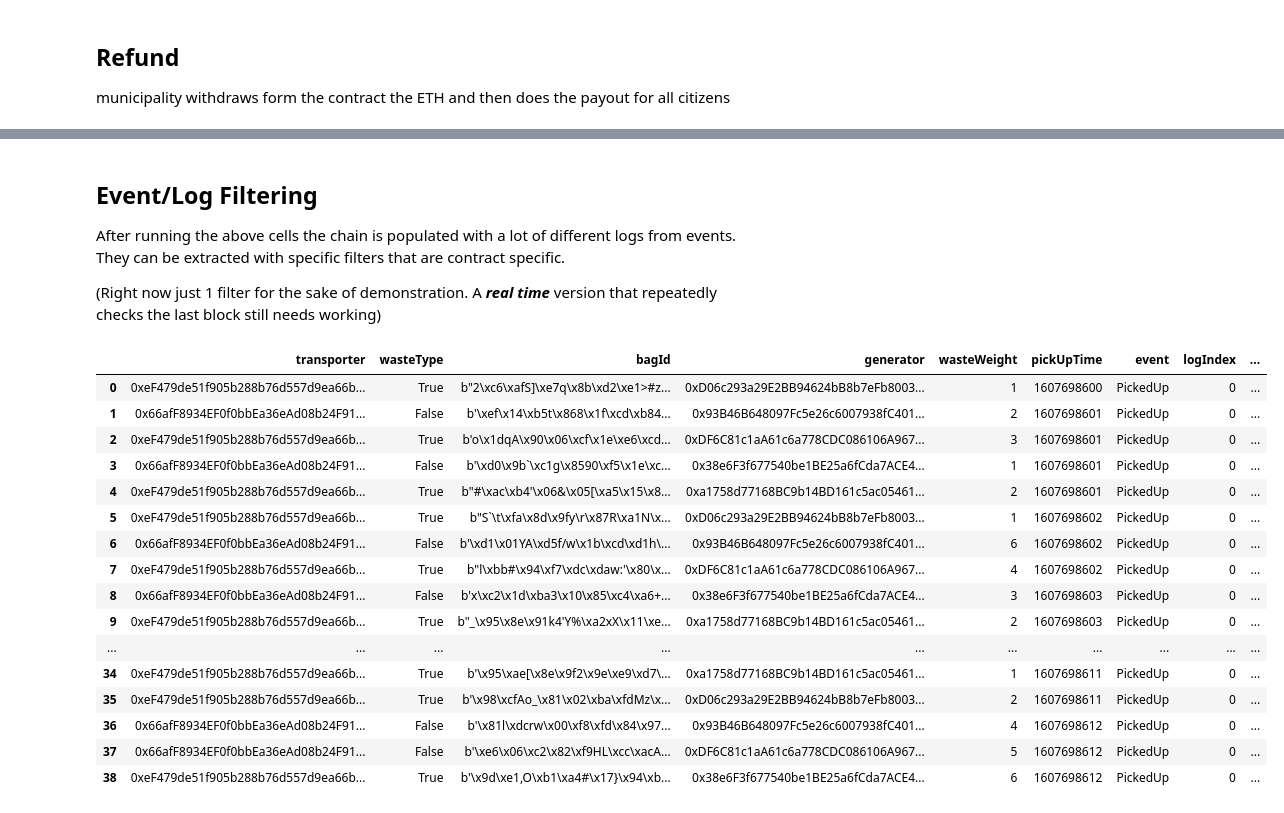
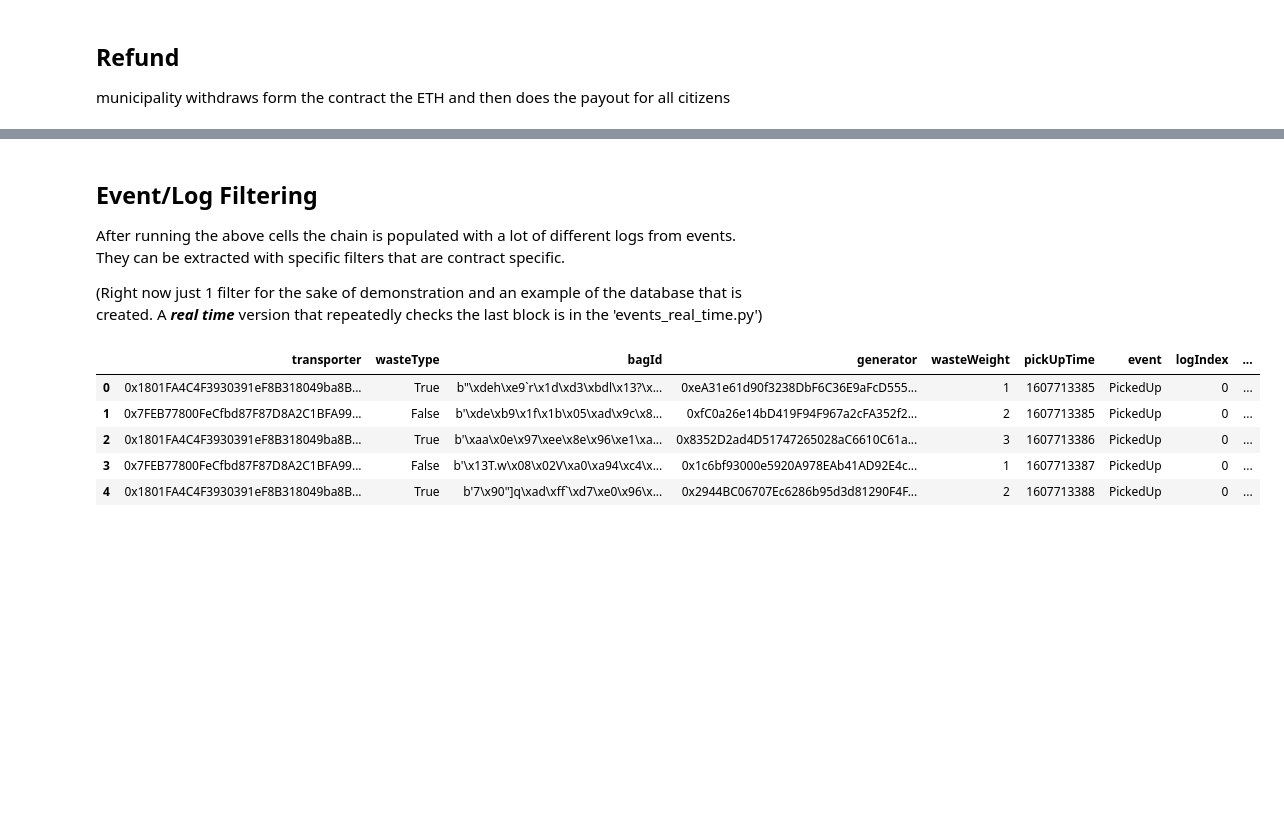
Before and after one commit to annac-dima/Blockchain_HashTheTrash, a Jupyter notebook: HashTheTrash.ipynb, the cells around one changed output, grey strips where cells are left out. Cells and saved outputs as stored; diff of their text form; code cells hidden in the pictures; blank space fills up the shorter version.

```diff
--- a/HashTheTrash.ipynb
+++ b/HashTheTrash.ipynb
@@ -32,7 +40,7 @@ abiRemix = json.loads(abi)         # turned to string after copy to clipboard fr
 bytecodeRemix = bytecode['object'] # it is a dictionary (as copy to clipboard form remix), we use the object for web3 deployment
 
 # simple database example and adding column with ganache accounts
-data = pd.read_excel('data/agents_data.xlsx')
+data = pd.read_excel('data/example_data.xlsx', sheet_name='agents_data')
 data['address'] = web3.eth.accounts
 data
 # %% [output]
@@ -73,12 +81,17 @@ def deploy_contract(deployer, _abi, _bytecode):
     tx_receipt = web3.eth.waitForTransactionReceipt(tx_hash)      # Get receipt when deployed to blockchain
     print(f"Deployed contract at address:\n{tx_receipt.contractAddress}") # contract address
 
+    # simple yet effective method to pass the contract address to the real time filtering
+    with open('data/ctr_addr.txt', 'w') as f:
+        f.write(tx_receipt.contractAddress)
+
     deployed_ctr = web3.eth.contract(address = tx_receipt.contractAddress, abi  = _abi) # contract
 
     return deployed_ctr
 # %%
 # Deploy contract (municipality in our case) [can check from ganache the blocks to see if it happened]
+municipality = data[data.role == 'municipality']['address'].item()
 
-contract = deploy_contract(deployer = data[data.role == 'municipality']['address'].item(), _abi = abiRemix, _bytecode = bytecodeRemix)
+contract = deploy_contract(deployer = municipality, _abi = abiRemix, _bytecode = bytecodeRemix)
 # %% [output]
 Deployed contract at address:
@@ -533,7 +539,7 @@ Refunded:0
 
 After running the above cells the chain is populated with a lot of different logs from events. They can be extracted with specific filters that are contract specific.
 
-(Right now just 1 filter for the sake of demonstration. A ***real time*** version that repeatedly checks the last block still needs working)
+(Right now just 1 filter for the sake of demonstration and an example of the database that is created. A ***real time*** version that repeatedly checks the last block is in the 'events_real_time.py')
 # %%
 # creating logs/event filters to inspect the whole chain (fromBlock = 1)
 
@@ -571,24 +577,13 @@ def get_past_logs(filter_list):
 # %%
 # Pass filters on the chain (from block 1) and pick logs found (for now only 'ToPickUp')
 # Can see logs of the 5 citizens, each one a different generator and all the garble generated by the event
 events = get_past_logs(filters)
 df = pd.DataFrame(events)
-df
+df.head()
 # %% [output]
 |  | transporter | wasteType | bagId | generator | wasteWeight | pickUpTime | event | logIndex | ... |
-| 0 | 0xeF479de51f905b288b76d557d9ea66b... | True | b"2\xc6\xafS]\xe7q\x8b\xd2\xe1>#z... | 0xD06c293a29E2BB94624bB8b7eFb8003... | 1 | 1607698600 | PickedUp | 0 | ... |
-| 1 | 0x66afF8934EF0f0bbEa36eAd08b24F91... | False | b'\xef\x14\xb5t\x868\x1f\xcd\xb84... | 0x93B46B648097Fc5e26c6007938fC401... | 2 | 1607698601 | PickedUp | 0 | ... |
-| 2 | 0xeF479de51f905b288b76d557d9ea66b... | True | b'o\x1dqA\x90\x06\xcf\x1e\xe6\xcd... | 0xDF6C81c1aA61c6a778CDC086106A967... | 3 | 1607698601 | PickedUp | 0 | ... |
-| 3 | 0x66afF8934EF0f0bbEa36eAd08b24F91... | False | b'\xd0\x9b`\xc1g\x8590\xf5\x1e\xc... | 0x38e6F3f677540be1BE25a6fCda7ACE4... | 1 | 1607698601 | PickedUp | 0 | ... |
-| 4 | 0xeF479de51f905b288b76d557d9ea66b... | True | b"#\xac\xb4'\x06&\x05[\xa5\x15\x8... | 0xa1758d77168BC9b14BD161c5ac05461... | 2 | 1607698601 | PickedUp | 0 | ... |
-| 5 | 0xeF479de51f905b288b76d557d9ea66b... | True | b"S`\t\xfa\x8d\x9fy\r\x87R\xa1N\x... | 0xD06c293a29E2BB94624bB8b7eFb8003... | 1 | 1607698602 | PickedUp | 0 | ... |
-| 6 | 0x66afF8934EF0f0bbEa36eAd08b24F91... | False | b'\xd1\x01YA\xd5f/w\x1b\xcd\xd1h\... | 0x93B46B648097Fc5e26c6007938fC401... | 6 | 1607698602 | PickedUp | 0 | ... |
-| 7 | 0xeF479de51f905b288b76d557d9ea66b... | True | b"l\xbb#\x94\xf7\xdc\xdaw:'\x80\x... | 0xDF6C81c1aA61c6a778CDC086106A967... | 4 | 1607698602 | PickedUp | 0 | ... |
-| 8 | 0x66afF8934EF0f0bbEa36eAd08b24F91... | False | b'x\xc2\x1d\xba3\x10\x85\xc4\xa6+... | 0x38e6F3f677540be1BE25a6fCda7ACE4... | 3 | 1607698603 | PickedUp | 0 | ... |
-| 9 | 0xeF479de51f905b288b76d557d9ea66b... | True | b"_\x95\x8e\x91k4'Y%\xa2xX\x11\xe... | 0xa1758d77168BC9b14BD161c5ac05461... | 2 | 1607698603 | PickedUp | 0 | ... |
-| ... | ... | ... | ... | ... | ... | ... | ... | ... | ... |
-| 34 | 0xeF479de51f905b288b76d557d9ea66b... | True | b'\x95\xae[\x8e\x9f2\x9e\xe9\xd7\... | 0xa1758d77168BC9b14BD161c5ac05461... | 1 | 1607698611 | PickedUp | 0 | ... |
-| 35 | 0xeF479de51f905b288b76d557d9ea66b... | True | b'\x98\xcfAo_\x81\x02\xba\xfdMz\x... | 0xD06c293a29E2BB94624bB8b7eFb8003... | 2 | 1607698611 | PickedUp | 0 | ... |
-| 36 | 0x66afF8934EF0f0bbEa36eAd08b24F91... | False | b'\x81l\xdcrw\x00\xf8\xfd\x84\x97... | 0x93B46B648097Fc5e26c6007938fC401... | 4 | 1607698612 | PickedUp | 0 | ... |
-| 37 | 0x66afF8934EF0f0bbEa36eAd08b24F91... | False | b'\xe6\x06\xc2\x82\xf9HL\xcc\xacA... | 0xDF6C81c1aA61c6a778CDC086106A967... | 5 | 1607698612 | PickedUp | 0 | ... |
-| 38 | 0xeF479de51f905b288b76d557d9ea66b... | True | b'\x9d\xe1,O\xb1\xa4#\x17}\x94\xb... | 0x38e6F3f677540be1BE25a6fCda7ACE4... | 6 | 1607698612 | PickedUp | 0 | ... |
+| 0 | 0x1801FA4C4F3930391eF8B318049ba8B... | True | b"\xdeh\xe9`r\x1d\xd3\xbdl\x13?\x... | 0xeA31e61d90f3238DbF6C36E9aFcD555... | 1 | 1607713385 | PickedUp | 0 | ... |
+| 1 | 0x7FEB77800FeCfbd87F87D8A2C1BFA99... | False | b'\xde\xb9\x1f\x1b\x05\xad\x9c\x8... | 0xfC0a26e14bD419F94F967a2cFA352f2... | 2 | 1607713385 | PickedUp | 0 | ... |
+| 2 | 0x1801FA4C4F3930391eF8B318049ba8B... | True | b'\xaa\x0e\x97\xee\x8e\x96\xe1\xa... | 0x8352D2ad4D51747265028aC6610C61a... | 3 | 1607713386 | PickedUp | 0 | ... |
+| 3 | 0x7FEB77800FeCfbd87F87D8A2C1BFA99... | False | b'\x13T.w\x08\x02V\xa0\xa94\xc4\x... | 0x1c6bf93000e5920A978EAb41AD92E4c... | 1 | 1607713387 | PickedUp | 0 | ... |
+| 4 | 0x1801FA4C4F3930391eF8B318049ba8B... | True | b'7\x90"]q\xad\xff`\xd7\xe0\x96\x... | 0x2944BC06707Ec6286b95d3d81290F4F... | 2 | 1607713388 | PickedUp | 0 | ... |
```
Also changed, not shown: parts of 38 cells of this notebook, 13 other files.
